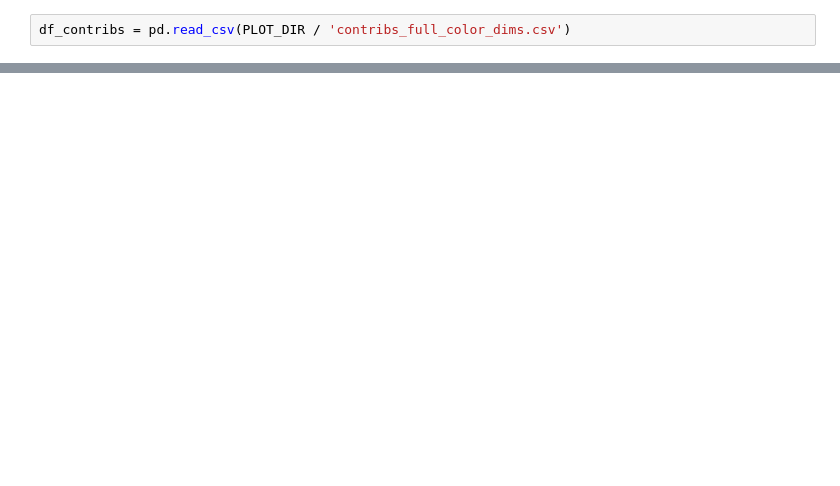
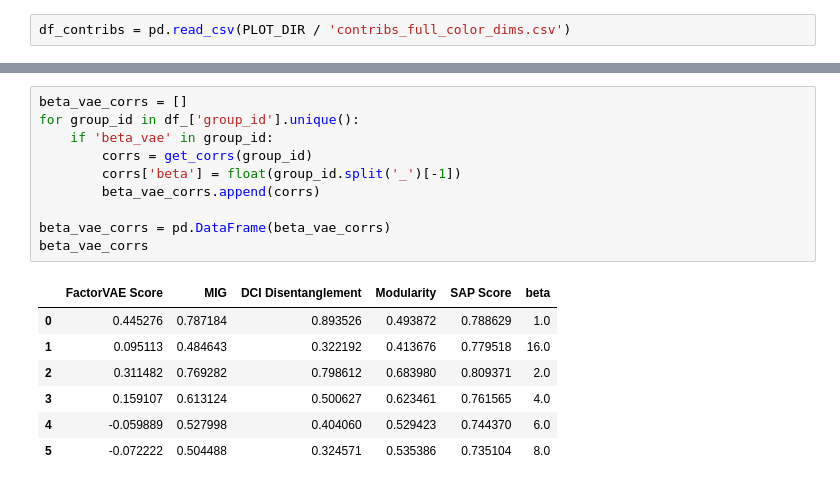
Before and after one commit to homaralex/disentanglement_lib, a Jupyter notebook: plots/notebooks/analyze_hnlpca.ipynb, the cells around one changed output, grey strips where cells are left out. Saved outputs shown, nothing was run; the diff lists cells and outputs as text; blank space fills up the shorter version.

```diff
--- a/plots/notebooks/analyze_hnlpca.ipynb
+++ b/plots/notebooks/analyze_hnlpca.ipynb
@@ -125,0 +157,18 @@ hnlpca_intrinsic
+# %%
+beta_vae_corrs = []
+for group_id in df_['group_id'].unique():
+    if 'beta_vae' in group_id:
+        corrs = get_corrs(group_id)
+        corrs['beta'] = float(group_id.split('_')[-1])
+        beta_vae_corrs.append(corrs)
+
+beta_vae_corrs = pd.DataFrame(beta_vae_corrs)
+beta_vae_corrs
+# %% [output]
+|  | FactorVAE Score | MIG | DCI Disentanglement | Modularity | SAP Score | beta |
+| 0 | 0.445276 | 0.787184 | 0.893526 | 0.493872 | 0.788629 | 1.0 |
+| 1 | 0.095113 | 0.484643 | 0.322192 | 0.413676 | 0.779518 | 16.0 |
+| 2 | 0.311482 | 0.769282 | 0.798612 | 0.683980 | 0.809371 | 2.0 |
+| 3 | 0.159107 | 0.613124 | 0.500627 | 0.623461 | 0.761565 | 4.0 |
+| 4 | -0.059889 | 0.527998 | 0.404060 | 0.529423 | 0.744370 | 6.0 |
+| 5 | -0.072222 | 0.504488 | 0.324571 | 0.535386 | 0.735104 | 8.0 |
```
Also changed, not shown: parts of 14 cells of this notebook.
